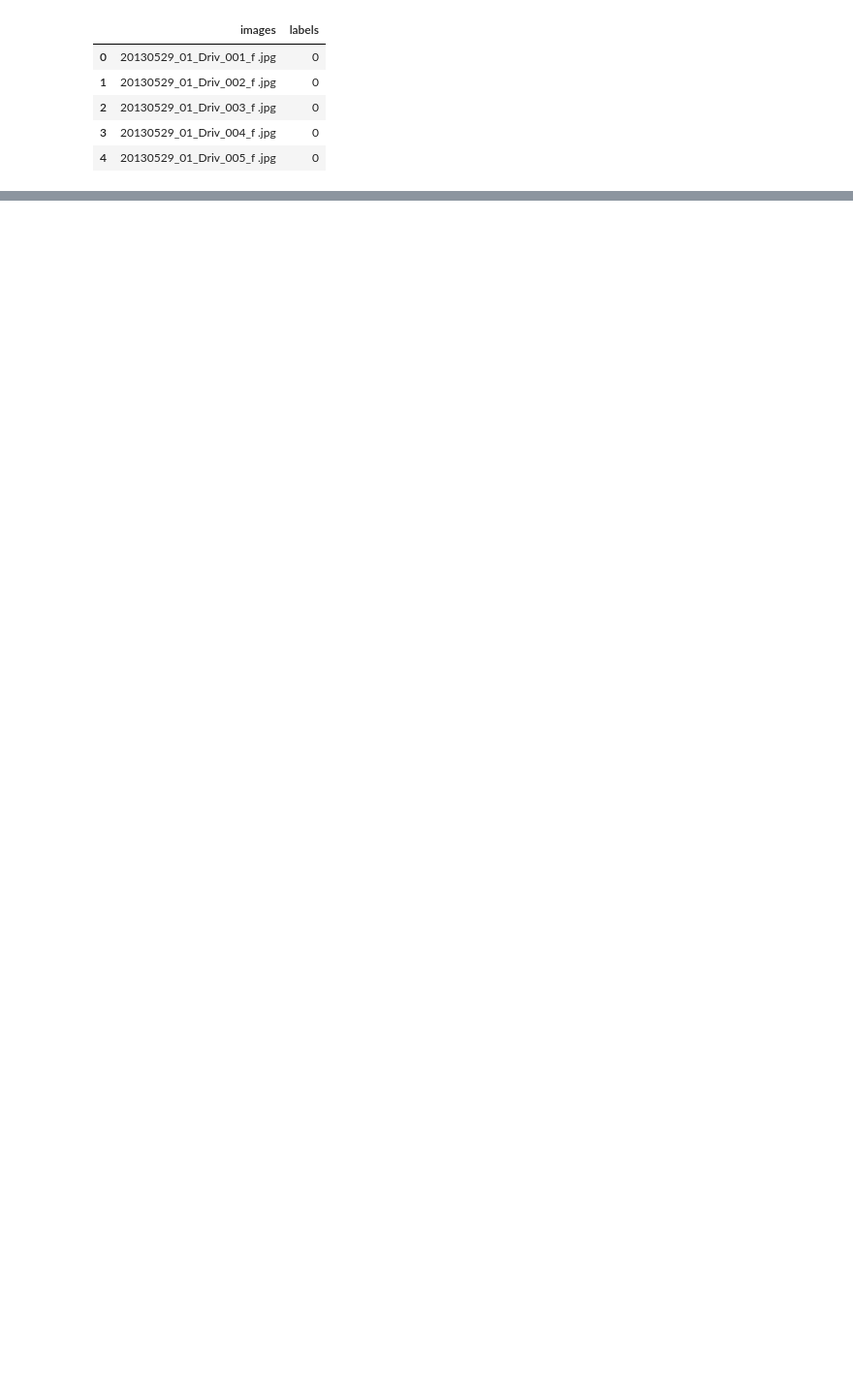
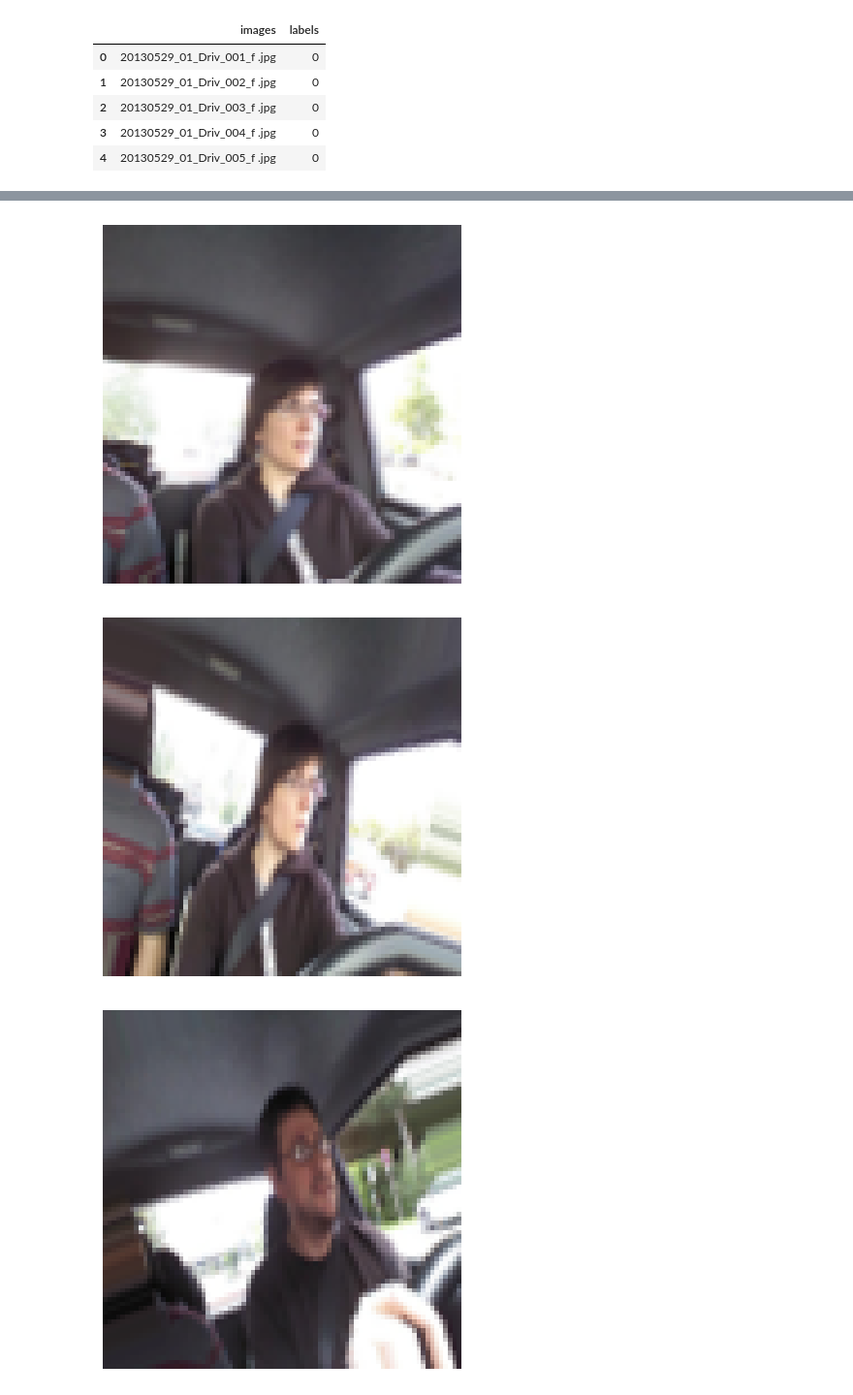
Before and after one commit to d287zhan/STAT923_Final_Project, a Jupyter notebook: SVM/SVM.ipynb, the cells around one changed output, grey strips where cells are left out. Shown at 97% size. Cells and saved outputs as stored; diff of their text form; code cells hidden in the pictures; blank space fills up the shorter version.

```diff
--- a/SVM/SVM.ipynb
+++ b/SVM/SVM.ipynb
@@ -31,3 +30,11 @@ data.head()
 | 2 | 20130529_01_Driv_003_f .jpg | 0 |
 | 3 | 20130529_01_Driv_004_f .jpg | 0 |
 | 4 | 20130529_01_Driv_005_f .jpg | 0 |
+# %%
+X_train, X_test, y_train, y_test = train_test_split(data['images'], data['labels'],
+                                                    test_size = 0.2, stratify= data['labels'],
+                                                    random_state=42)
+print(X_train.shape)
+print(y_train.shape)
+print(X_test.shape)
+print(y_test.shape)
@@ -33,0 +66,45 @@ data.head()
+# %%
+data_gen = ImageDataGenerator(
+    rotation_range=20,
+    zoom_range=0.2,
+    shear_range=0.2,
+)
+
+labels_to_augment = [1, 2]
+# %%
+augmented_train_images = []
+augmented_train_labels = []
+
+augmentations_per_image = 18
+
+
+for img, label in zip(train_images, train_labels):
+    if label in labels_to_augment:
+        img = img.reshape((1,) + img.shape)
+        idx = 0
+        augment = data_gen.flow(img, batch_size = 1)
+        for batch in augment:
+            augmented_image = batch[0]
+            augmented_train_images.append(augmented_image)
+            augmented_train_labels.append(label)
+            idx += 1
+
+            if idx == 5:
+                plt.imshow(augmented_image, cmap='gray')
+                plt.axis('off')
+                plt.show()
+
+            if idx >= augmentations_per_image:
+                break
+
+    else:
+        augmented_train_images.append(img)
+        augmented_train_labels.append(label)
+
+
+augmented_train_images = np.array(augmented_train_images)
+augmented_train_labels = np.array(augmented_train_labels)
+# %% [output]
+[figure, added]
+[figure, added]
+[figure, added]
```
Also changed, not shown: parts of 12 cells of this notebook, 1 other file.
